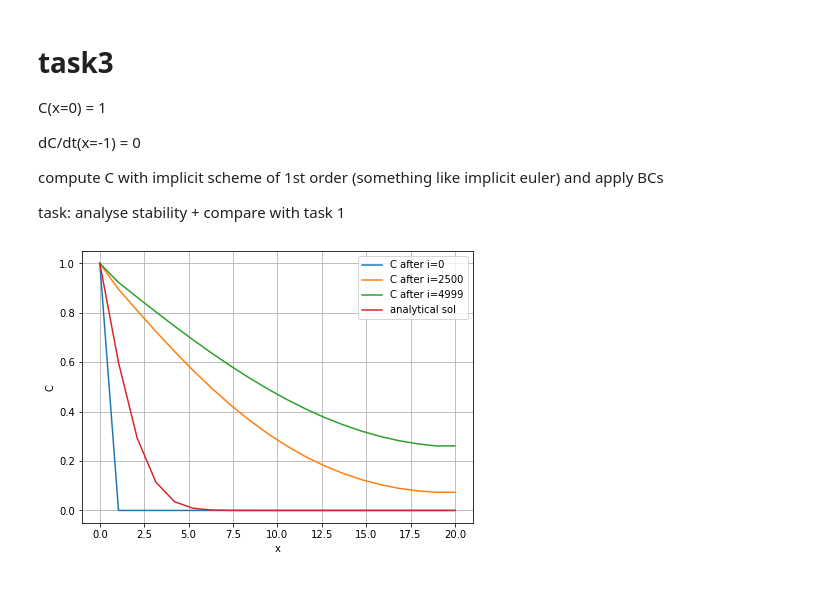
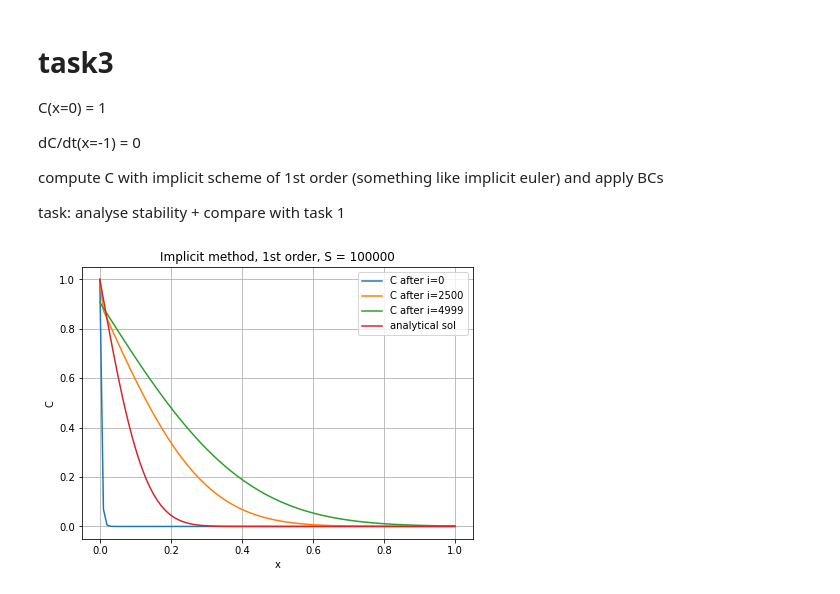
Before and after one commit to hitimr/NSSC2, a Jupyter notebook: Ex3/task3.ipynb, the cells around one changed output. Cells and saved outputs as stored; diff of their text form; code cells hidden in the pictures.

Commit message:
task34

```diff
--- a/Ex3/task3.ipynb
+++ b/Ex3/task3.ipynb
@@ -62,18 +62,19 @@ def apply_BC(C_vector):
     return C_vector
 # %%
 #settings of time and space
-xmax = 20
+xmax = 100
 tmax = 5000
 dx = 1/xmax
-dt = 40
+dt = 1
 D = 10**(-6)
 dirichlet = 1 #at x=0
 neuman = 0 #at x=h
 
 #initialization
-space = np.linspace(0,xmax,xmax)
+space = np.linspace(0,1,xmax)
 time = np.linspace(0,tmax,tmax)
 S = dt/(dx*dx)
+#S=100000
 C = [] #concentration values
 A = numpy.zeros([xmax,xmax]) #discretisation matrix
 C_0 = numpy.zeros([xmax]) #concentration vector at given time step
@@ -83,43 +84,47 @@ fill_matrix(A)
 #C_0 = apply_BC(C_0)
 C_old = C_0
 for i in range(tmax):
-    #C_old = apply_BC(C_old)
+    C_old = apply_BC(C_old)
     C_new = TDMAsolve(A,C_old)
-    C_new = apply_BC(C_new)
+    #C_new = apply_BC(C_new)
 
     C.append(C_new)
     C_old = C_new
 
 C = np.array(C)
+
+#store numeric sol in txt file
 #df = pd.DataFrame(C)
 #df.to_csv("task3_numeric.csv",index=False)
-np.savetxt('task3_numeric.txt', C)
+#np.savetxt('task3_numeric.txt', C)
 # %%
 plottimesteps = [0,round((tmax-1)*0.01),round((tmax-1)*0.1),round((tmax-1)*0.5),tmax-1]
 plottimesteps = [0,round((tmax-1)*0.5),tmax-1]
 
-C_analytic = []
-for i in range(tmax):
-    C_analytic.append(analytical_sol(i, points=xmax, n_max=1000))
-C_analytic = numpy.array(C_analytic)
+#store analytic sol in txt file
+#C_analytic = []
+#for i in range(tmax):
+#    C_analytic.append(analytical_sol(i, points=xmax, n_max=1000))
+#C_analytic = numpy.array(C_analytic)
 #dfa = pd.DataFrame(C_analytic)
 #df.to_csv("task3_analytic.csv",index=False)
-np.savetxt('task3_analytic.txt', C_analytic)
+#np.savetxt('task3_analytic.txt', C_analytic)
 
 fig = plt.figure(figsize = (7,5))
 for i in plottimesteps:
     #plt.plot(space,C[i,:],label="C")
     plt.plot(space,C[i,:],label="C after i="+str(i))
 plt.plot(space,analytical_sol(tmax, points=xmax, n_max=1000),label="analytical sol")
 
 plt.legend()
 plt.xlabel("x")
 plt.ylabel("C")
+plt.title("Implicit method, 1st order, S = "+str(S))
 plt.grid()
-plt.show()
-#plt.savefig('plots/asdfasdfasdfasdf.pdf')
+# plt.show()
+# plt.savefig('plots/implicit'+str(S)+".pdf")
 # %% [output]
-[figure, old version]
+[figure, new version]
 # %%
 #test TDMAsolve
 A = numpy.array([[1,2,0],
```
Also changed, not shown: 10 other files.
